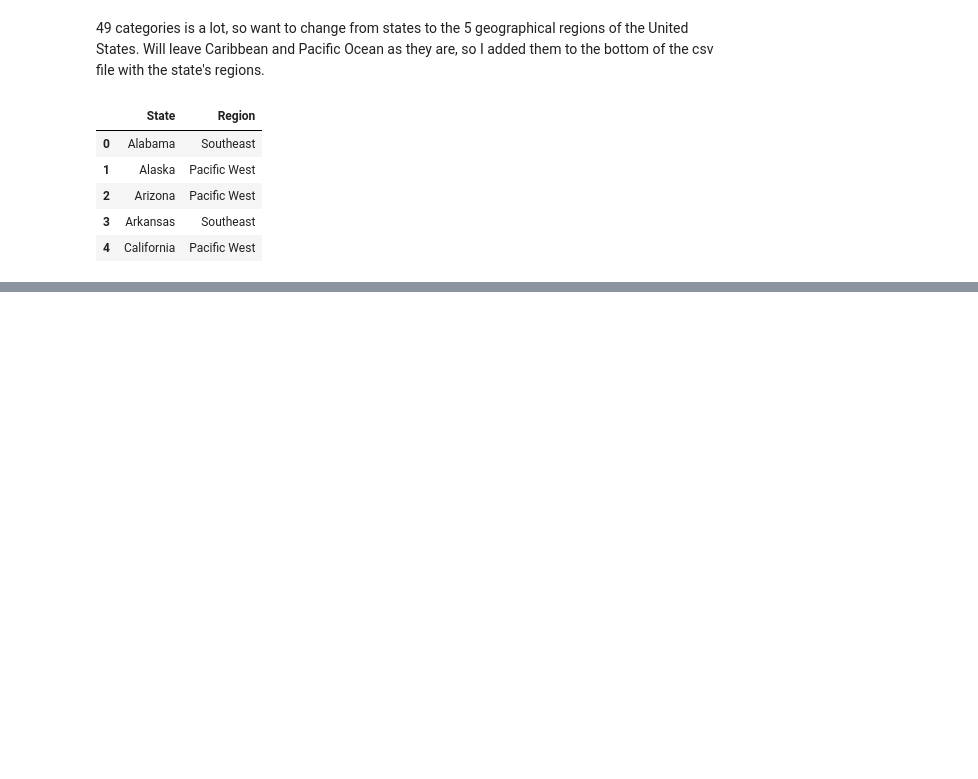
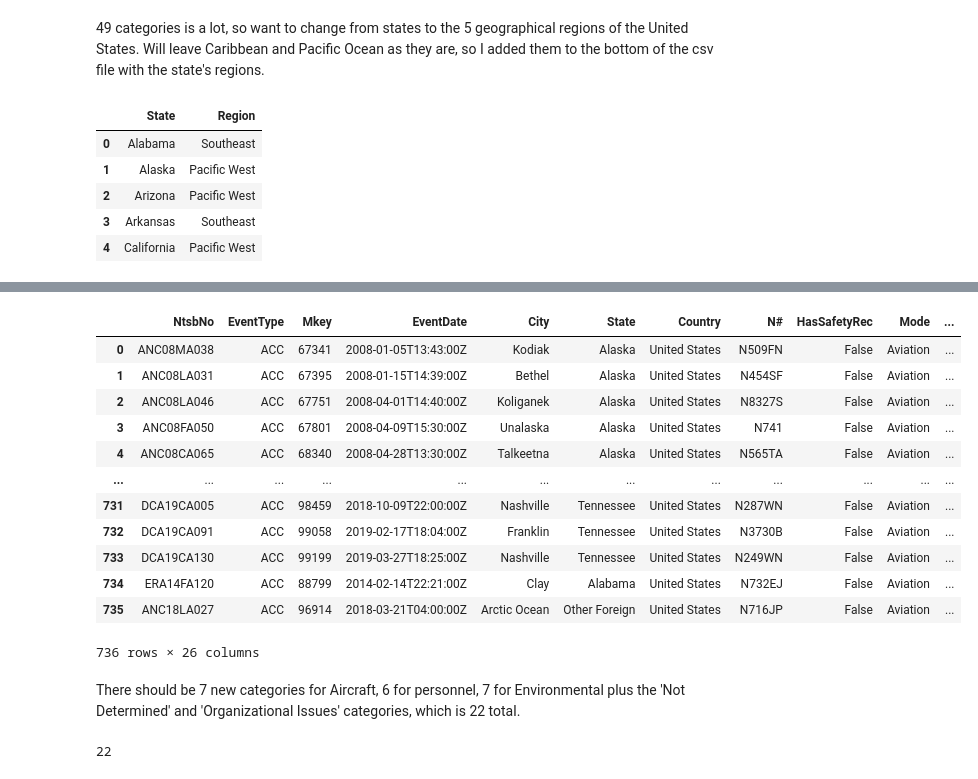
Before and after one commit to ashleyg16/Capstone2, a Jupyter notebook: Capstone 2 EDA.ipynb, the cells around one changed output, grey strips where cells are left out. Cells and saved outputs as stored; diff of their text form; code cells hidden in the pictures; blank space fills up the shorter version.

```diff
--- a/Capstone 2 EDA.ipynb
+++ b/Capstone 2 EDA.ipynb
@@ -651,0 +731,24 @@ state_acc_inj_regions
+# %%
+df_new['NewCol'] = df_new.apply(secondary_cause, axis = 1)
+# %%
+df_new
+# %% [output]
+|  | NtsbNo | EventType | Mkey | EventDate | City | State | Country | N# | HasSafetyRec | Mode | ... |
+| 0 | ANC08MA038 | ACC | 67341 | 2008-01-05T13:43:00Z | Kodiak | Alaska | United States | N509FN | False | Aviation | ... |
+| 1 | ANC08LA031 | ACC | 67395 | 2008-01-15T14:39:00Z | Bethel | Alaska | United States | N454SF | False | Aviation | ... |
+| 2 | ANC08LA046 | ACC | 67751 | 2008-04-01T14:40:00Z | Koliganek | Alaska | United States | N8327S | False | Aviation | ... |
+| 3 | ANC08FA050 | ACC | 67801 | 2008-04-09T15:30:00Z | Unalaska | Alaska | United States | N741 | False | Aviation | ... |
+| 4 | ANC08CA065 | ACC | 68340 | 2008-04-28T13:30:00Z | Talkeetna | Alaska | United States | N565TA | False | Aviation | ... |
+| ... | ... | ... | ... | ... | ... | ... | ... | ... | ... | ... | ... |
+| 731 | DCA19CA005 | ACC | 98459 | 2018-10-09T22:00:00Z | Nashville | Tennessee | United States | N287WN | False | Aviation | ... |
+| 732 | DCA19CA091 | ACC | 99058 | 2019-02-17T18:04:00Z | Franklin | Tennessee | United States | N3730B | False | Aviation | ... |
+| 733 | DCA19CA130 | ACC | 99199 | 2019-03-27T18:25:00Z | Nashville | Tennessee | United States | N249WN | False | Aviation | ... |
+| 734 | ERA14FA120 | ACC | 88799 | 2014-02-14T22:21:00Z | Clay | Alabama | United States | N732EJ | False | Aviation | ... |
+| 735 | ANC18LA027 | ACC | 96914 | 2018-03-21T04:00:00Z | Arctic Ocean | Other Foreign | United States | N716JP | False | Aviation | ... |
+736 rows × 26 columns
+# %% [markdown]
+There should be 7 new categories for Aircraft, 6 for personnel, 7 for Environmental plus the 'Not Determined' and 'Organizational Issues' categories, which is 22 total.
+# %%
+len(df_new.NewCol.unique())
+# %% [output]
+22
```
Also changed, not shown: parts of 12 cells of this notebook, 1 other file.
